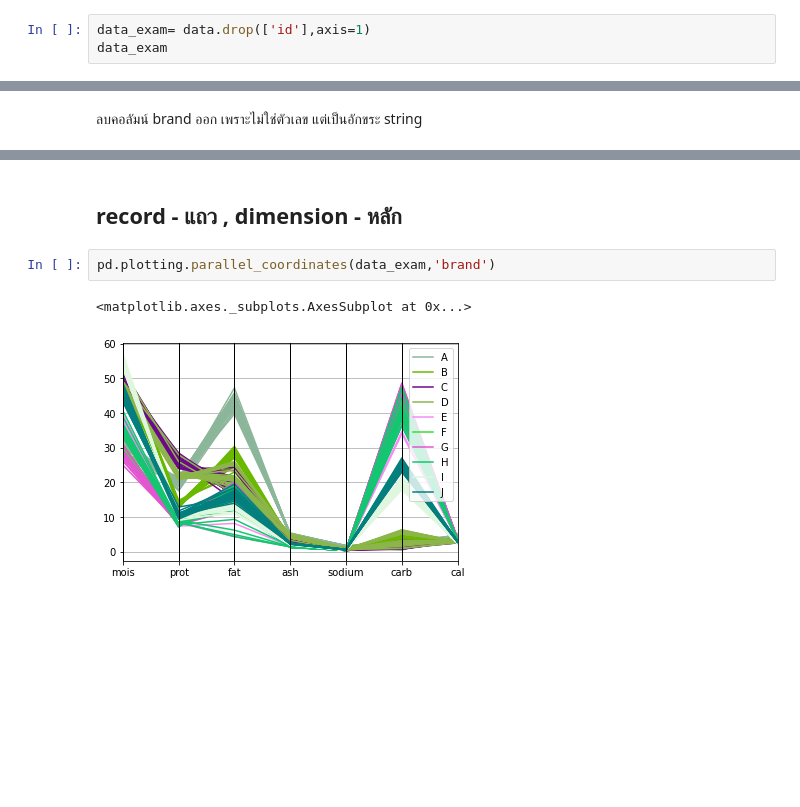
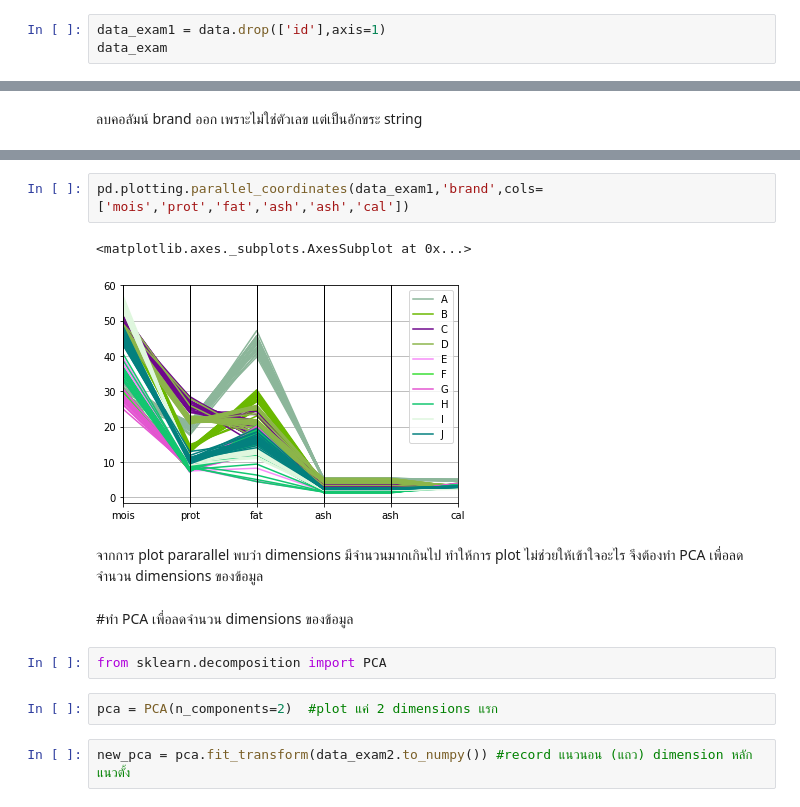
Before and after one commit to suphalaksana/Multivariate, a Jupyter notebook: Exam01.ipynb, the cells around one changed output, grey strips where cells are left out. Drawn from its saved outputs; the diff is of its cells as text; blank space fills up the shorter version.

```diff
--- a/Exam01.ipynb
+++ b/Exam01.ipynb
@@ -112,6 +112,6 @@ pd.plotting.parallel_coordinates(data,'brand')
 # %% [markdown]
 ลบคอลัมน์   id ออก เพราะไม่ใช่ตัวเลข แต่เป็นอักขระ string
 # %%
-data_exam= data.drop(['id'],axis=1)
+data_exam1 = data.drop(['id'],axis=1)
 data_exam
 # %% [output]
@@ -147,10 +147,18 @@ data_exam
 | 298 | 47.60 | 10.43 | 15.18 | 2.32 | 0.56 | 24.47 | 2.76 |
 | 299 | 46.84 | 9.91 | 15.50 | 2.27 | 0.57 | 25.48 | 2.81 |
 300 rows × 7 columns
-# %% [markdown]
-## record - แถว  , dimension - หลัก
 # %%
-pd.plotting.parallel_coordinates(data_exam,'brand')
+pd.plotting.parallel_coordinates(data_exam1,'brand',cols=['mois','prot','fat','ash','ash','cal'])
 # %% [output]
 <matplotlib.axes._subplots.AxesSubplot at 0x...>
-[figure, old version]
+[figure, new version]
+# %% [markdown]
+จากการ plot pararallel พบว่า dimensions มีจำนวนมากเกินไป ทำให้การ plot ไม่ช่วยให้เข้าใจอะไร  จึงต้องทำ PCA เพื่อลดจำนวน dimensions ของข้อมูล
+# %% [markdown]
+#ทำ PCA เพื่อลดจำนวน dimensions ของข้อมูล
+# %%
+from sklearn.decomposition import PCA
+# %%
+pca = PCA(n_components=2)  #plot แค่ 2 dimensions แรก
+# %%
+new_pca = pca.fit_transform(data_exam2.to_numpy()) #record แนวนอน (แถว) dimension หลักแนวตั้ง
```
Also changed, not shown: parts of 28 cells of this notebook.
